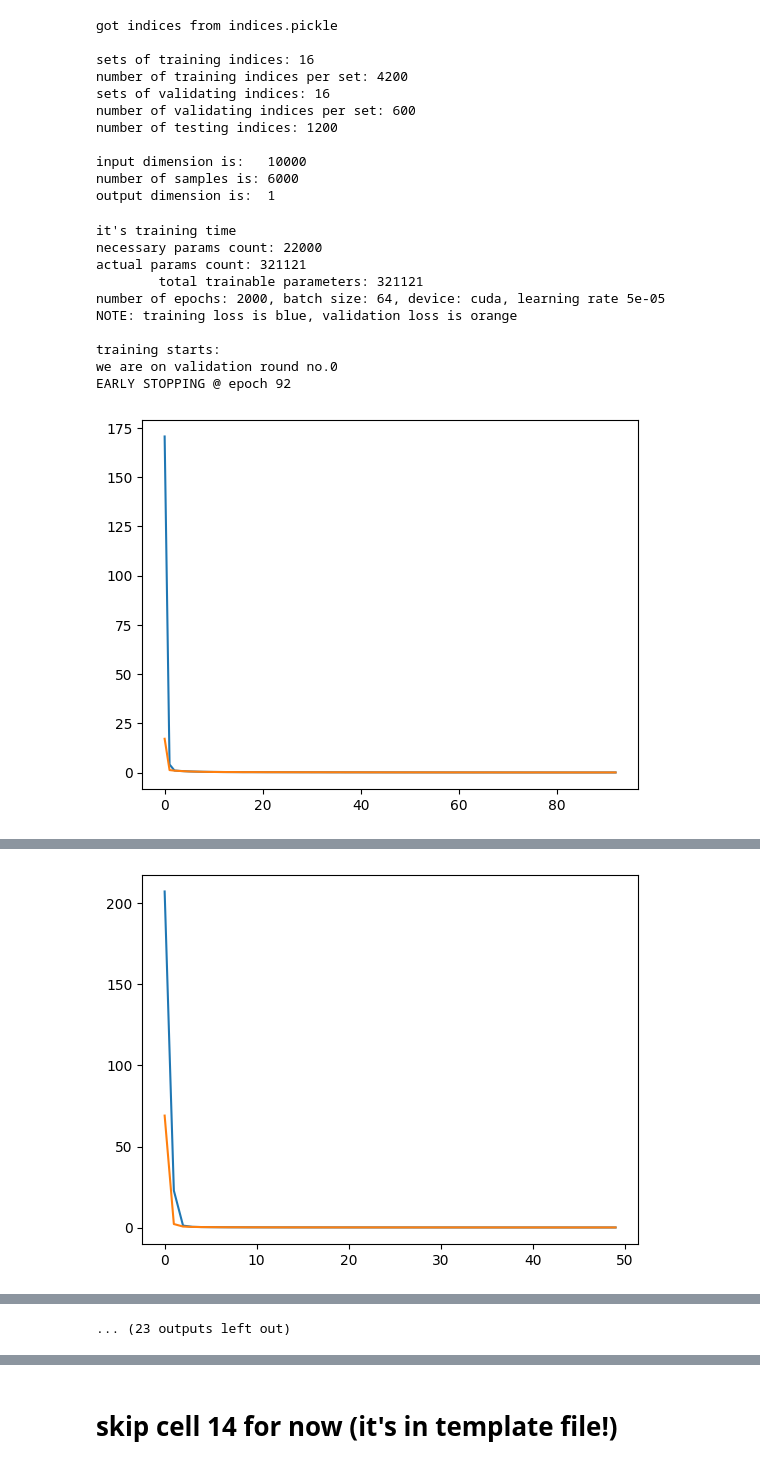
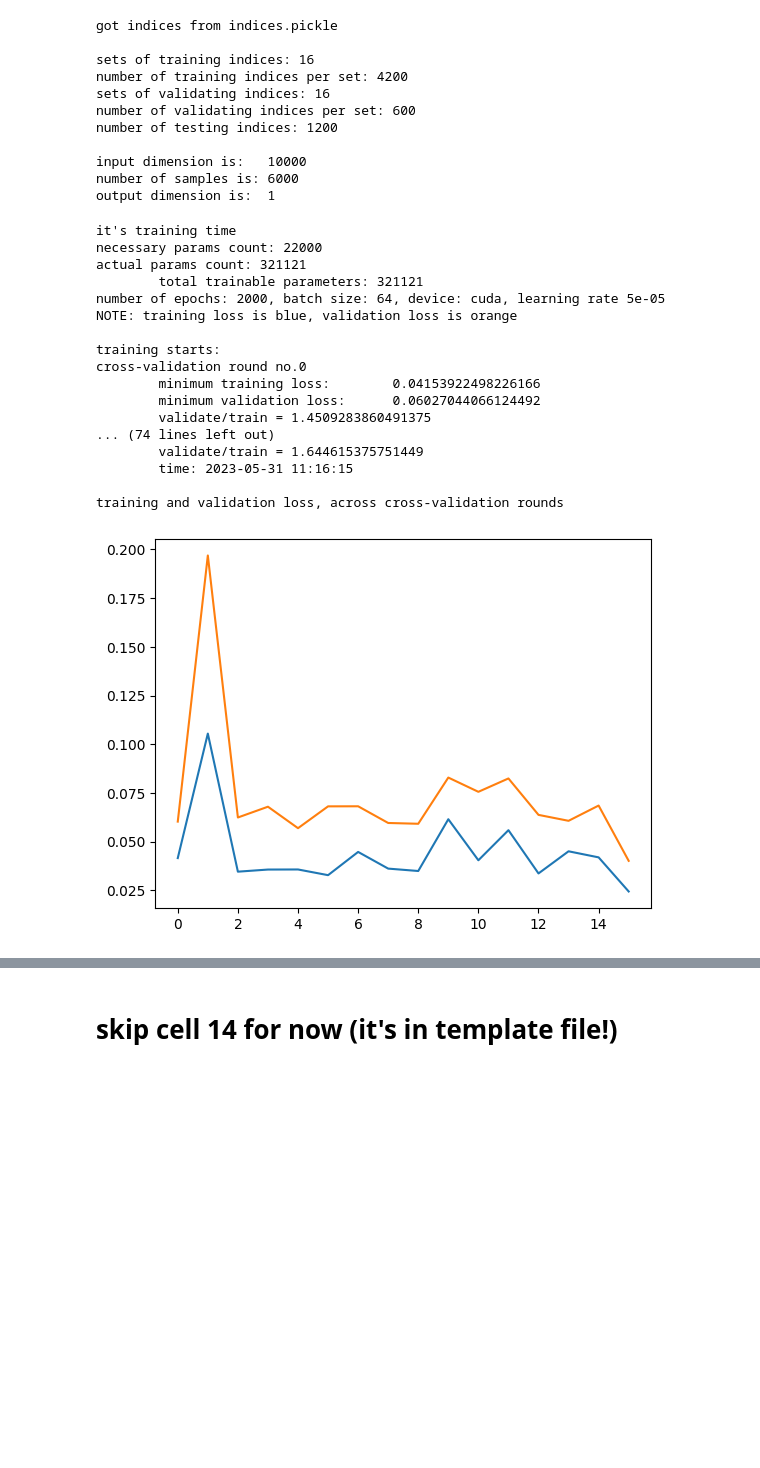
Before and after one commit to JasonLiu2024/Meta-Learning, a Jupyter notebook: CV_dnn.ipynb, the cells around one changed output, grey strips where cells are left out. Saved outputs shown, nothing was run; the diff lists cells and outputs as text; code cells hidden in the pictures; blank space fills up the shorter version.

```diff
--- a/CV_dnn.ipynb
+++ b/CV_dnn.ipynb
@@ -182,7 +183,18 @@ class trainer():
                         minimum_learning_rate=1e-6,
                         patience=5,
                         factor=0.5)
-        self.stopper = EarlyStopping(patience=5, min_delta=1e-6)
+        # self.scheduler = torch.optim.lr_scheduler.CosineAnnealingWarmRestarts(
+        #     optimizer = self.optimizer,
+        #     T_0=15,
+        #     T_mult=2
+        # )
+        # self.scheduler = torch.optim.lr_scheduler.CosineAnnealingLR(self.optimizer,
+        #                                                        T_max=800,
+        #                                                        eta_min=0,
+        #                                                        last_epoch=-1,
+        #                                                        verbose=False)
+
+        self.stopper = EarlyStopping(patience=5, min_delta=1e-7)
         self.criterion = loss_function
     # use He initialization (because of RELU units in model definition)
     def initializer(self, layer):
@@ -202,6 +214,7 @@ class trainer():
                                   **loader_args)
         val_loader = DataLoader(val_set, shuffle=True, drop_last=True,
                                 **loader_args)
+        iters = len(val_loader)
         """SETUP"""
         train_loss = []
         validate_loss = []
@@ -220,6 +233,8 @@ class trainer():
                 loss.backward()
                 self.optimizer.step()
                 epoch_train_loss.append(loss.item())
+                # cosine annealing warm restart?
+                # self.scheduler.step(epoch + i / iters)
             train_loss.append(np.mean(epoch_train_loss))
 
             # validation
@@ -241,16 +256,19 @@ class trainer():
                   )
             # scheduler & early stopping
             self.scheduler(np.mean(epoch_validate_loss))
+            # self.scheduler.step()
             self.stopper(np.mean(epoch_validate_loss))
             if self.stopper.early_stop == True:
-                print(f"\tEARLY STOPPING @ epoch {epoch}")
+                # print(f"\tEARLY STOPPING @ epoch {epoch}")
+                # print(f"\tstopping counter: {self.stopper.counter}")
+                # print(f"\tstopping loss: {self.stopper.best_loss}")
                 break
         # plot result w.r.t epoch
-        plt.subplot()
-        plt.plot(train_loss)
-        plt.plot(validate_loss)
-        plt.show()
+        # plt.subplot()
+        # plt.plot(train_loss)
+        # plt.plot(validate_loss)
+        # plt.show()
         min_validate_loss = np.min(validate_loss)
         min_index = validate_loss.index(min_validate_loss)
         min_train_loss = np.min(train_loss)
-        return min_train_loss, min_validate_loss, self.net, train_loss[min_index]
+        return min_train_loss, min_validate_loss, self.net
@@ -295,6 +322,7 @@ print("NOTE: training loss is blue, validation loss is orange")
 print()
 print("training starts:")
 
+ratios = []
 Path(PATH).mkdir(parents=True, exist_ok=True)
 saver = SaveBestModel_filename()
 for cross_validation_round, (train, validate) in enumerate(zip(train_indices, validate_indices)):
@@ -314,37 +342,46 @@ for cross_validation_round, (train, validate) in enumerate(zip(train_indices, va
                               learning_rate=learning_rate,
                               cross_validation_round=cross_validation_round,
                               loss_function=loss_function)
-    train_loss, validate_loss, model, corr_train_loss = trainer_object.get_loss(
+    train_loss, validate_loss, model = trainer_object.get_loss(
                                         train_data_n,
                                         train_label,
                                         validate_data_n,
                                         validate_label)
     train_losses.append(train_loss)
     validate_losses.append(validate_loss)
 
     saver(current_loss=validate_loss, round=cross_validation_round)
     print(f"\tminimum training loss:        {train_loss}")
     print(f"\tminimum validation loss:      {validate_loss}")
-    print(f"\tcorresponding training loss:  {corr_train_loss}")
+    print(f"\tvalidate/train = {validate_loss/train_loss}")
+    ratios.append(validate_loss/train_loss)
     print("\ttime: " + datetime.now().strftime("%Y-%m-%d %H:%M:%S"))
 print()
 print("training and validation loss, across cross-validation rounds")
 plt.subplot()
 plt.plot(train_losses)
 plt.plot(validate_losses)
 plt.show()
 
 best_model_filename = saver.current_best_model_filename
 print(f"the best model is: {best_model_filename}")
+print(f"ratios: {ratios}")
 # %% [output]
 it's training time
 necessary params count: 22000
 actual params count: 321121
         total trainable parameters: 321121
 number of epochs: 2000, batch size: 64, device: cuda, learning rate 5e-05
 NOTE: training loss is blue, validation loss is orange
 
 training starts:
-we are on validation round no.0
-EARLY STOPPING @ epoch 92
+cross-validation round no.0
+        minimum training loss:        0.04153922498226166
+        minimum validation loss:      0.06027044066124492
+        validate/train = 1.4509283860491375
+... (74 lines left out)
+        validate/train = 1.644615375751449
+        time: 2023-05-31 11:16:15
+
+training and validation loss, across cross-validation rounds
-[figure, old version]
+[figure, new version]
@@ -356 +389,0 @@ EARLY STOPPING @ epoch 49
-[figure, removed]
@@ -381,4 +390,3 @@ EARLY STOPPING @ epoch 74
-... (23 outputs left out)
 # %%
 losses_mean = np.mean(validate_losses)
 losses_std = np.std(validate_losses)
```
Also changed, not shown: parts of 6 cells of this notebook, 13 other files.
